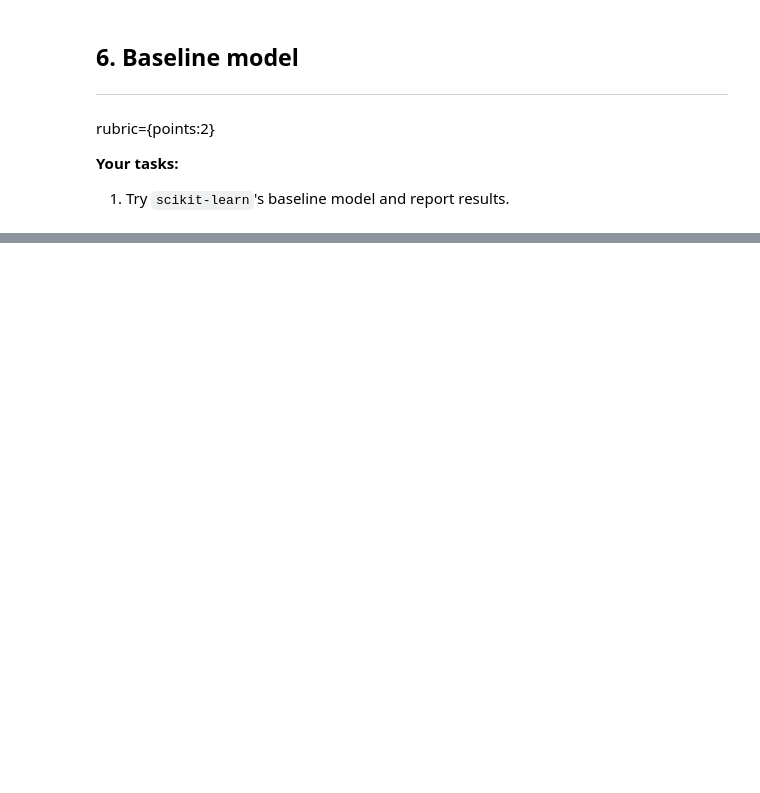
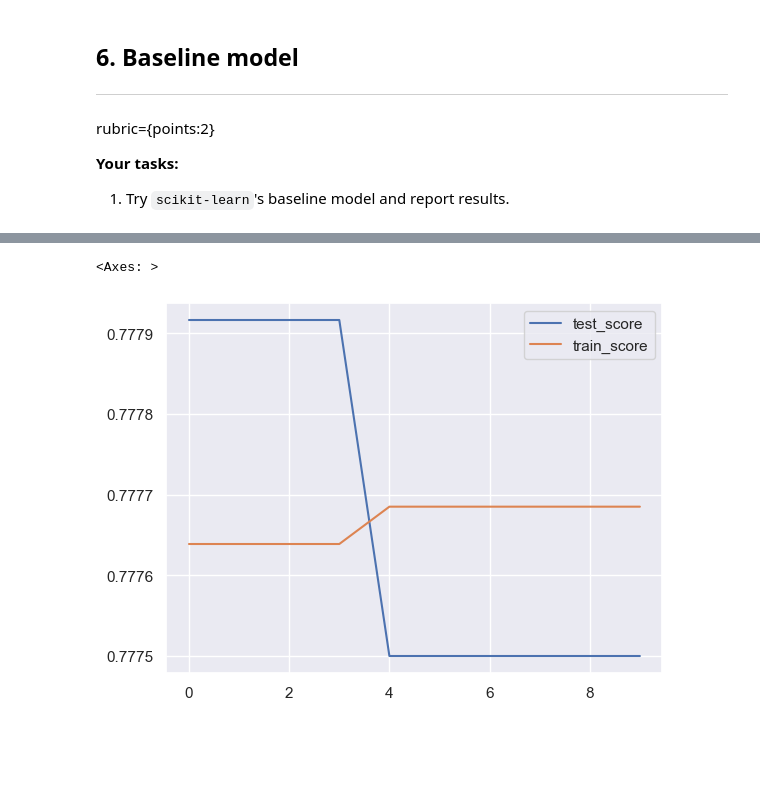
Before and after one commit to harshalk612/ML-Assigment, a Jupyter notebook: Basic HW/hw6/hw6.ipynb, the cells around one changed output, grey strips where cells are left out. Drawn from its saved outputs; the diff is of its cells as text; code cells hidden in the pictures; blank space fills up the shorter version.

```diff
--- a/Basic HW/hw6/hw6.ipynb
+++ b/Basic HW/hw6/hw6.ipynb
@@ -463,7 +466,7 @@ passthrough_feats = ["PAY_1", "PAY_2", "PAY_3", "PAY_4", "PAY_5", "PAY_6"]
 # %%
 ct = make_column_transformer(
     (StandardScaler(),numerical_feats),
-    (OneHotEncoder(sparse=False),categorical_feats),
+    (OneHotEncoder(handle_unknown="ignore"),categorical_feats),
     (OneHotEncoder(drop="if_binary"),binary_feats),
     ("drop",drop_feats),
     ("passthrough",passthrough_feats)
@@ -518,3 +522,6 @@ rubric={points:2}
 
 **Your tasks:**
 1. Try `scikit-learn`'s baseline model and report results.
+# %%
+pipe_dc = make_pipeline(ct, DummyClassifier())
+pipe_dc
@@ -520,0 +546,4 @@ rubric={points:2}
+# %%
+scores = cross_validate(pipe_dc,X_train,y_train,cv=10,n_jobs=-1,return_train_score=True)
+df_scores = pd.DataFrame(scores)
+df_scores
@@ -521,3 +562,8 @@ rubric={points:2}
+# %%
+df_scores[["test_score","train_score"]].plot()
+# %% [output]
+<Axes: >
+[figure, added]
 # %% [markdown]
 <br><br>
 # %% [markdown]
```
Also changed, not shown: parts of 36 cells of this notebook.
